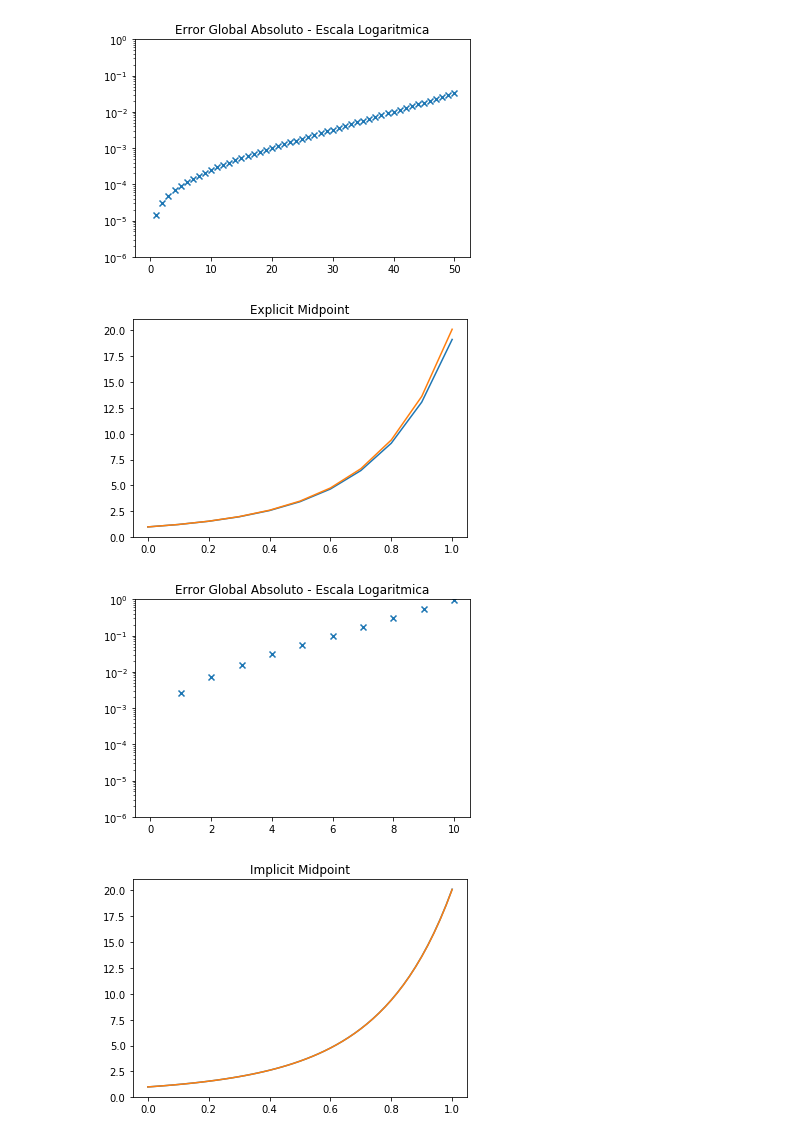
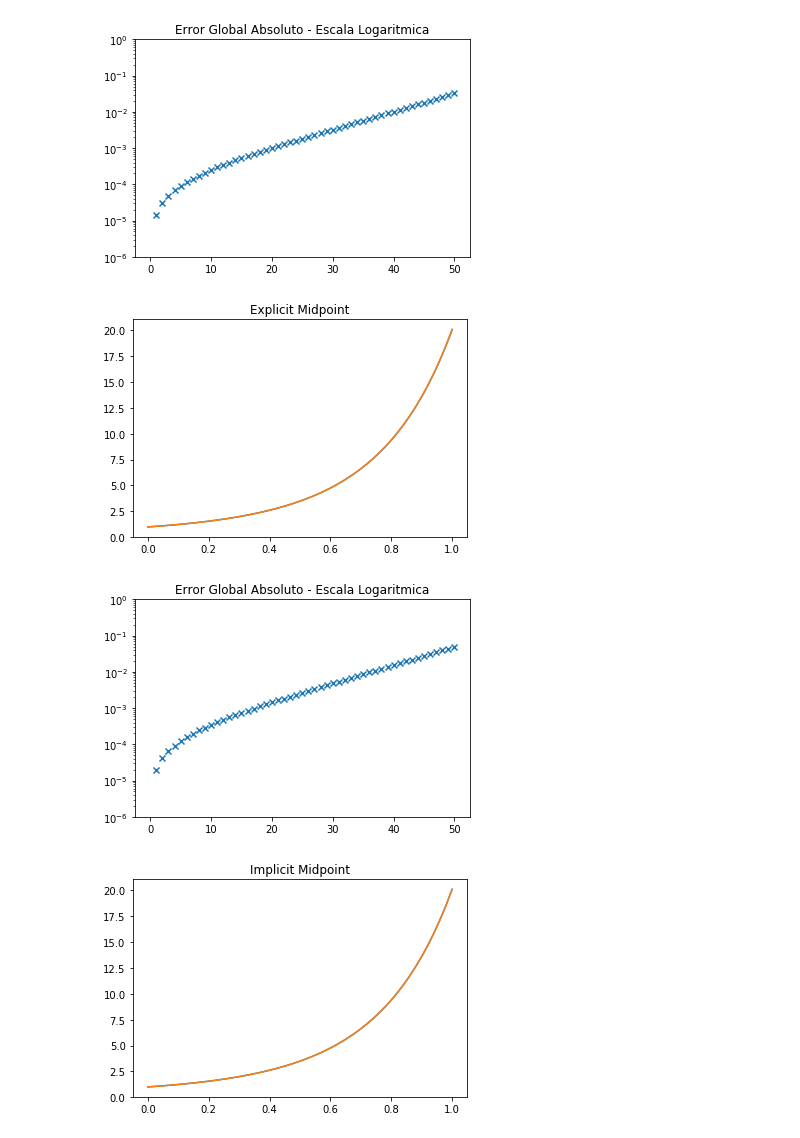
Before and after one commit to ekiMGlz/ODEMethods, a Jupyter notebook: Pruebas Metodos.ipynb, the cells around one changed output. Drawn from its saved outputs; the diff is of its cells as text; code cells hidden in the pictures.

```diff
--- a/Pruebas Metodos.ipynb
+++ b/Pruebas Metodos.ipynb
@@ -75,13 +75,13 @@ plt.show()
 # %% [output]
 [figure]
 # %%
-T,W = odesolver.solve(f, 1, (0,1), 10, method = 'Explicit Midpoint')
+T,W = odesolver.solve(f, 1, (0,1), 50, method = 'Explicit Midpoint')
 
 plt.plot(T,W[0],T,soln(T))
 plt.title("Explicit Midpoint")
 plt.show()
 # %% [output]
-[figure, old version]
+[figure, new version]
 # %%
 globalError = abs(soln(T) - W[0])
 plt.title('Error Global Absoluto - Escala Logaritmica')
@@ -90,7 +90,7 @@ plt.yscale('log')
 plt.ylim(1e-6,1)
 plt.show()
 # %% [output]
-[figure, old version]
+[figure, new version]
 # %%
 T,W = odesolver.solve(f, 1, (0,1), 50, method = 'Implicit Midpoint')
 
```
Also changed, not shown: parts of 3 cells of this notebook.
